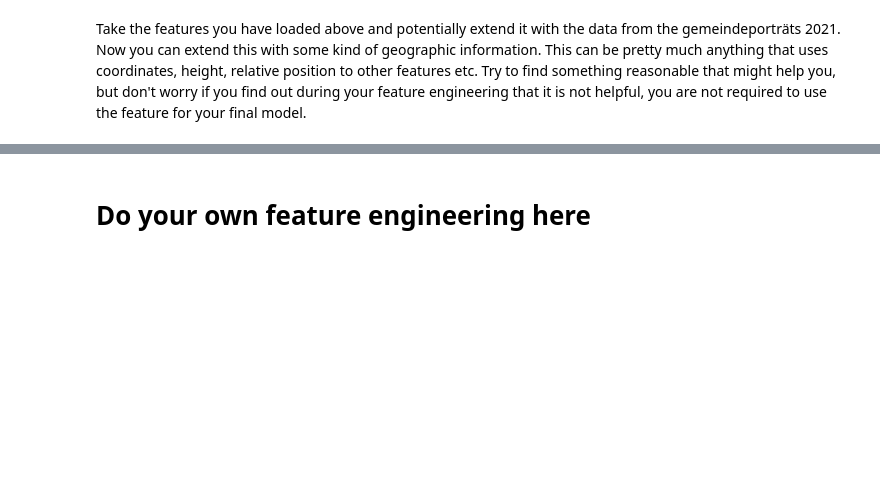
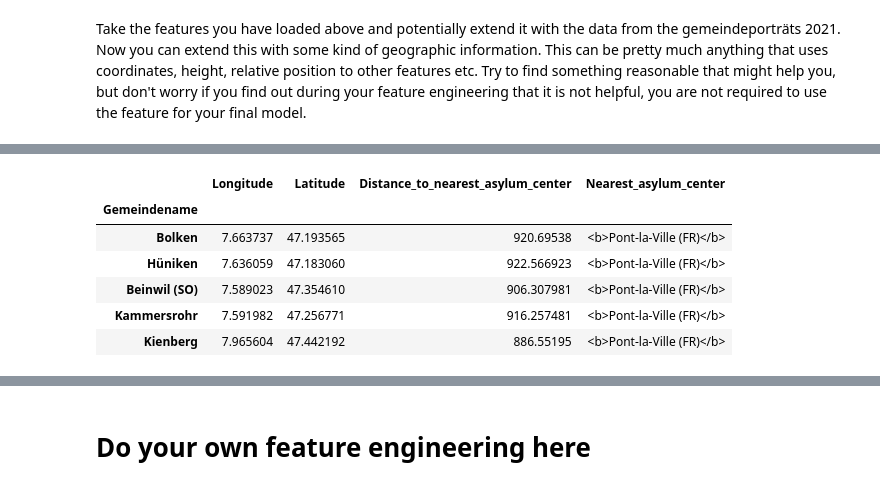
Before and after one commit to benajakuhn/dawrAssignment2, a Jupyter notebook: assignment2.ipynb, the cells around one changed output, grey strips where cells are left out. Drawn from its saved outputs; the diff is of its cells as text; code cells hidden in the pictures; blank space fills up the shorter version.

Commit message:
gets some geo data

```diff
--- a/assignment2.ipynb
+++ b/assignment2.ipynb
@@ -198,0 +251,86 @@ Take the features you have loaded above and potentially extend it with the data
+# %%
+import requests
+import pandas as pd
+import numpy as np
+from math import radians, sin, cos, sqrt, atan2
+
+# Function to calculate the distance between two points using the Haversine formula
+def haversine_distance(lat1, lon1, lat2, lon2):
+    # Convert decimal degrees to radians
+    lat1, lon1, lat2, lon2 = map(radians, [lat1, lon1, lat2, lon2])
+
+    # Haversine formula
+    dlon = lon2 - lon1
+    dlat = lat2 - lat1
+    a = sin(dlat/2)**2 + cos(lat1) * cos(lat2) * sin(dlon/2)**2
+    c = 2 * atan2(sqrt(a), sqrt(1-a))
+    # Radius of Earth in kilometers
+    radius = 6371
+    distance = radius * c
+
+    return distance
+
+# Get the asylum centers data
+def get_asylum_centers():
+    asylum_api_url = 'https://api3.geo.admin.ch/rest/services/api/SearchServer'
+    params = {
+        'features': 'ch.sem.sachplan-asyl_kraft',
+        'type': 'locations',
+        'searchText': 'Bundesasylzentrum'
+    }
+
+    response = requests.get(asylum_api_url, params=params).json()
+
+    # Extract the coordinates and names
+    asylum_centers = []
+    if 'results' in response:
+        for result in response['results']:
+            attrs = result.get('attrs', {})
+            if 'x' in attrs and 'y' in attrs and 'label' in attrs:
+                asylum_centers.append({
+                    'name': attrs['label'],
+                    'longitude': attrs['x'],
+                    'latitude': attrs['y']
+                })
+
+    return pd.DataFrame(asylum_centers)
+
+# Get asylum centers
+asylum_centers_df = get_asylum_centers()
+print(f"Found {len(asylum_centers_df)} asylum centers")
+
+# Calculate the distance to the nearest asylum center for each municipality
+def add_nearest_asylum_center_distance(df, asylum_centers):
+    # Create a new column for the minimum distance
+    df['Distance_to_nearest_asylum_center'] = None
+    df['Nearest_asylum_center'] = None
+
+    # For each municipality
+    for idx, row in df.iterrows():
+        min_distance = float('inf')
+        nearest_center = None
+
+        # Calculate distance to each asylum center
+        for _, center in asylum_centers.iterrows():
+            distance = haversine_distance(
+                row['Latitude'], row['Longitude'],
+                center['latitude'], center['longitude']
+            )
+
+            if distance < min_distance:
+                min_distance = distance
+                nearest_center = center['name']
+
+        # Update the dataframe
+        df.at[idx, 'Distance_to_nearest_asylum_center'] = min_distance
+        df.at[idx, 'Nearest_asylum_center'] = nearest_center
+
+    return df
+
+# Add the feature to our dataframe
+df = add_nearest_asylum_center_distance(df, asylum_centers_df)
+
+# Display the result
+print("\nDataframe with new asylum center distance feature:")
+display(df[['Longitude', 'Latitude', 'Distance_to_nearest_asylum_center', 'Nearest_asylum_center']].head())
+# %% [output]
@@ -198,0 +340,7 @@ Take the features you have loaded above and potentially extend it with the data
+|  | Longitude | Latitude | Distance_to_nearest_asylum_center | Nearest_asylum_center |
+| Gemeindename |  |  |  |  |
+| Bolken | 7.663737 | 47.193565 | 920.69538 | <b>Pont-la-Ville (FR)</b> |
+| Hüniken | 7.636059 | 47.183060 | 922.566923 | <b>Pont-la-Ville (FR)</b> |
+| Beinwil (SO) | 7.589023 | 47.354610 | 906.307981 | <b>Pont-la-Ville (FR)</b> |
+| Kammersrohr | 7.591982 | 47.256771 | 916.257481 | <b>Pont-la-Ville (FR)</b> |
+| Kienberg | 7.965604 | 47.442192 | 886.55195 | <b>Pont-la-Ville (FR)</b> |
```
Also changed, not shown: parts of 7 cells of this notebook.
